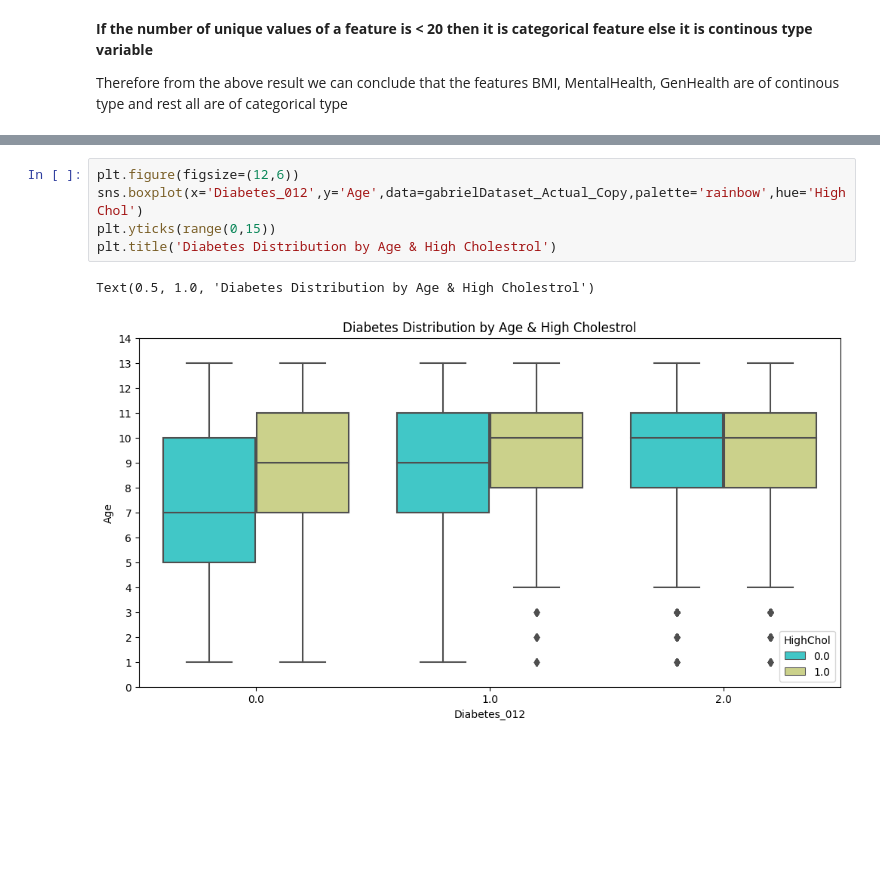
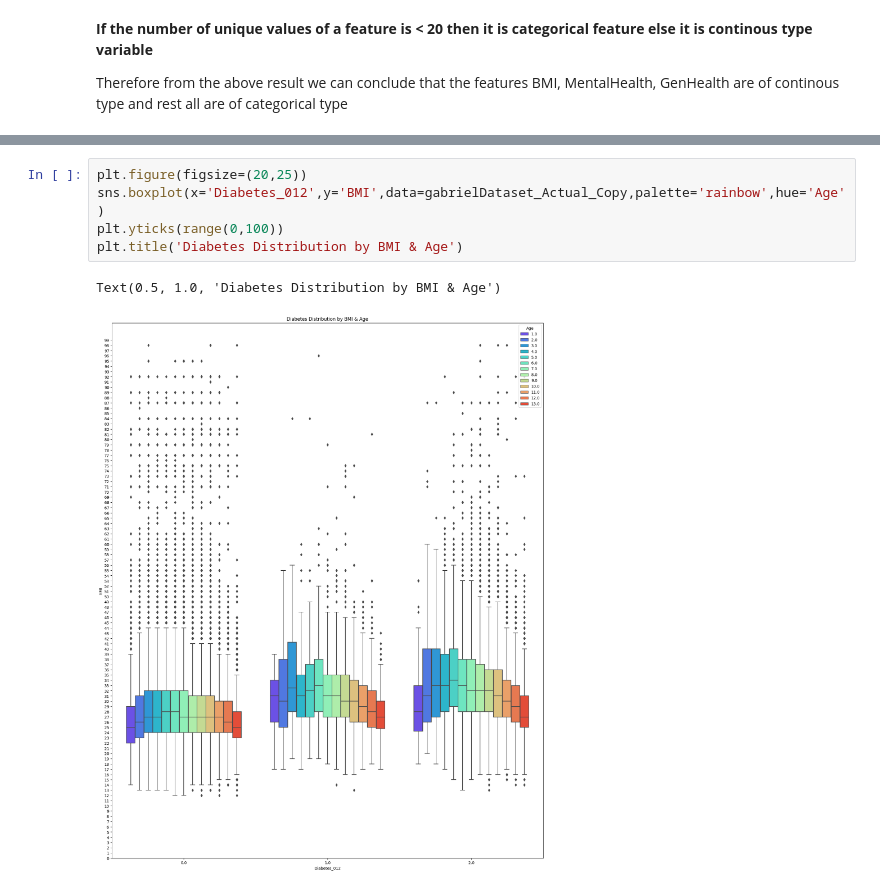
Before and after one commit to pdpavandesai/MergingDiabetesData, a Jupyter notebook: GabrielDatasetAnalysis.ipynb, the cells around one changed output, grey strips where cells are left out. Cells and saved outputs as stored; diff of their text form; blank space fills up the shorter version.

```diff
--- a/GabrielDatasetAnalysis.ipynb
+++ b/GabrielDatasetAnalysis.ipynb
@@ -106,8 +165,8 @@ Text(0.5, 1.0, 'Diabetes Distribution by Age')
 # %%
-plt.figure(figsize=(12,6))
-sns.boxplot(x='Diabetes_012',y='Age',data=gabrielDataset_Actual_Copy,palette='rainbow',hue='HighChol')
-plt.yticks(range(0,15))
-plt.title('Diabetes Distribution by Age & High Cholestrol')
+plt.figure(figsize=(20,25))
+sns.boxplot(x='Diabetes_012',y='BMI',data=gabrielDataset_Actual_Copy,palette='rainbow',hue='Age')
+plt.yticks(range(0,100))
+plt.title('Diabetes Distribution by BMI & Age')
 # %% [output]
-Text(0.5, 1.0, 'Diabetes Distribution by Age & High Cholestrol')
+Text(0.5, 1.0, 'Diabetes Distribution by BMI & Age')
-[figure, old version]
+[figure, new version]
```
Also changed, not shown: parts of 31 cells of this notebook.
